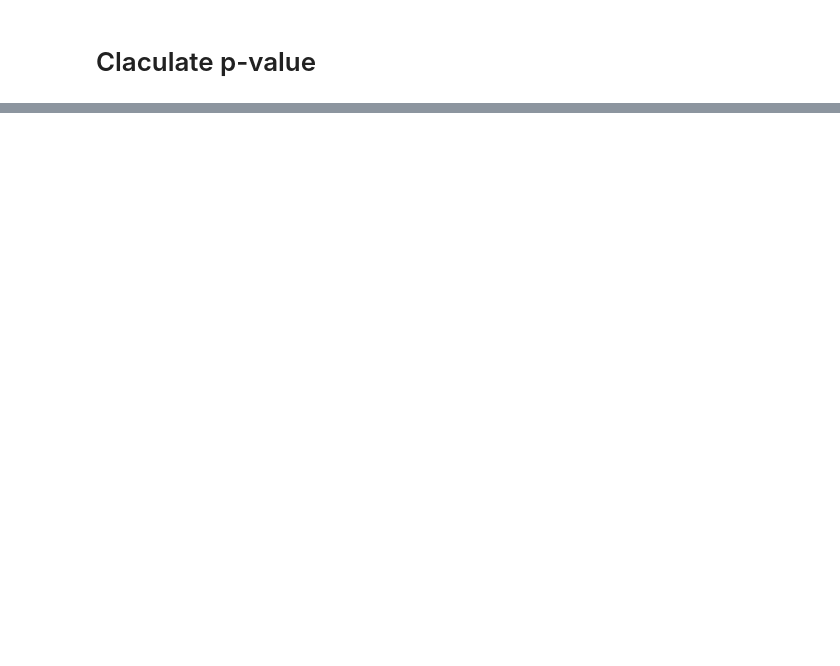
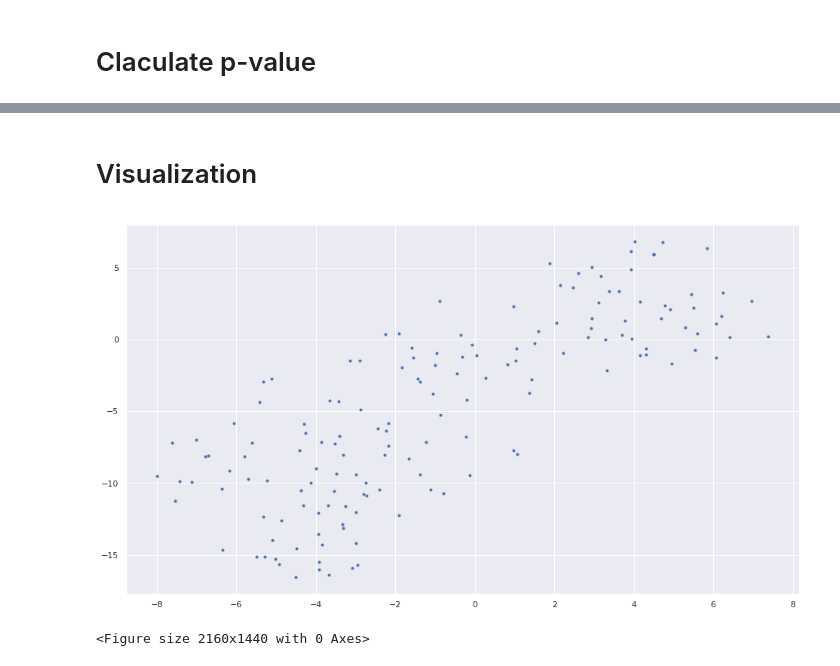
Before and after one commit to owen198/kslab, a Jupyter notebook: cs_math/srl.ipynb, the cells around one changed output, grey strips where cells are left out. Saved outputs shown, nothing was run; the diff lists cells and outputs as text; code cells hidden in the pictures; blank space fills up the shorter version.

```diff
--- a/cs_math/srl.ipynb
+++ b/cs_math/srl.ipynb
@@ -152,0 +285,24 @@ df_result
+# %% [markdown]
+# Visualization
+# %%
+df_vis = df_before[title_list]
+
+import matplotlib.pyplot as plt
+from sklearn.manifold import TSNE
+tsne = TSNE(perplexity=30, n_components=2, init='pca', n_iter=3000)
+equ_tsne = tsne.fit_transform(df_vis)
+# %%
+feature_tsne_df = pd.DataFrame(equ_tsne)
+# %%
+plt.rcParams["figure.figsize"] = [16,9]
+plt.rcParams.update({'font.size': 18})
+
+# plot the result
+vis_x = feature_tsne_df[0]
+vis_y = feature_tsne_df[1]
+plt.scatter(vis_x, vis_y, marker='.')
+plt.figure(figsize=(30,20))
+plt.show()
+# %% [output]
+[figure, added]
+<Figure size 2160x1440 with 0 Axes>
```
Also changed, not shown: parts of 22 cells of this notebook.
